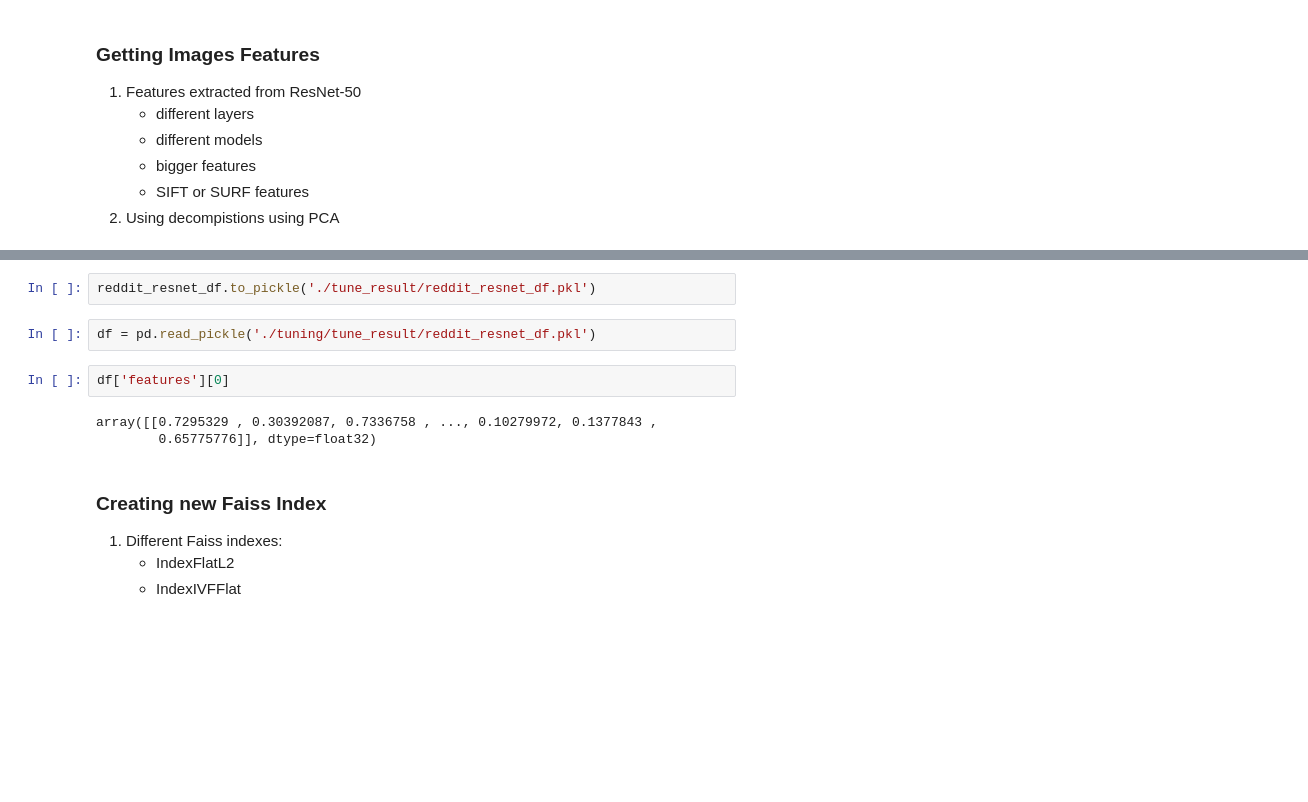
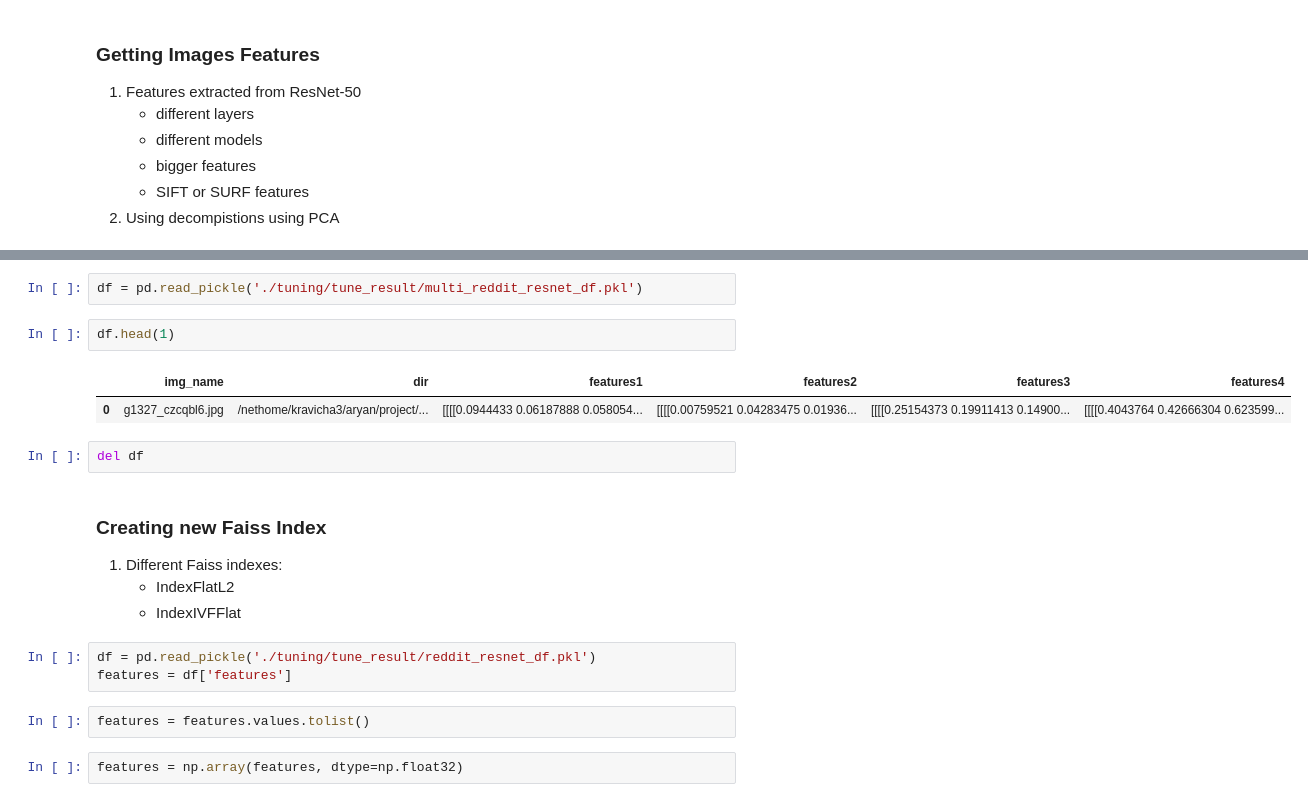
Before and after one commit to aryan-rajoria/motif-mining, a Jupyter notebook: Parameter tune Kmeans.ipynb, the cells around one changed output, grey strips where cells are left out. Drawn from its saved outputs; the diff is of its cells as text; blank space fills up the shorter version.

```diff
--- a/Parameter tune Kmeans.ipynb
+++ b/Parameter tune Kmeans.ipynb
@@ -100,14 +260,21 @@ reddit_resnet_df
-# %%
-reddit_resnet_df.to_pickle('./tune_result/reddit_resnet_df.pkl')
 # %%
-df = pd.read_pickle('./tuning/tune_result/reddit_resnet_df.pkl')
+df = pd.read_pickle('./tuning/tune_result/multi_reddit_resnet_df.pkl')
-# %%
-df['features'][0]
-# %% [output]
-array([[0.7295329 , 0.30392087, 0.7336758 , ..., 0.10279972, 0.1377843 ,
-        0.65775776]], dtype=float32)
+# %%
+df.head(1)
+# %% [output]
+|  | img_name | dir | features1 | features2 | features3 | features4 |
+| 0 | g1327_czcqbl6.jpg | /nethome/kravicha3/aryan/project/... | [[[[0.0944433 0.06187888 0.058054... | [[[[0.00759521 0.04283475 0.01936... | [[[[0.25154373 0.19911413 0.14900... | [[[[0.4043764 0.42666304 0.623599... |
+# %%
+del df
 # %% [markdown]
 ### Creating new Faiss Index
 1) Different Faiss indexes:
     - IndexFlatL2
     - IndexIVFFlat
+# %%
+df = pd.read_pickle('./tuning/tune_result/reddit_resnet_df.pkl')
+features = df['features']
+# %%
+features = features.values.tolist()
+# %%
+features = np.array(features, dtype=np.float32)
```
Also changed, not shown: parts of 21 cells of this notebook, 2 other files.
